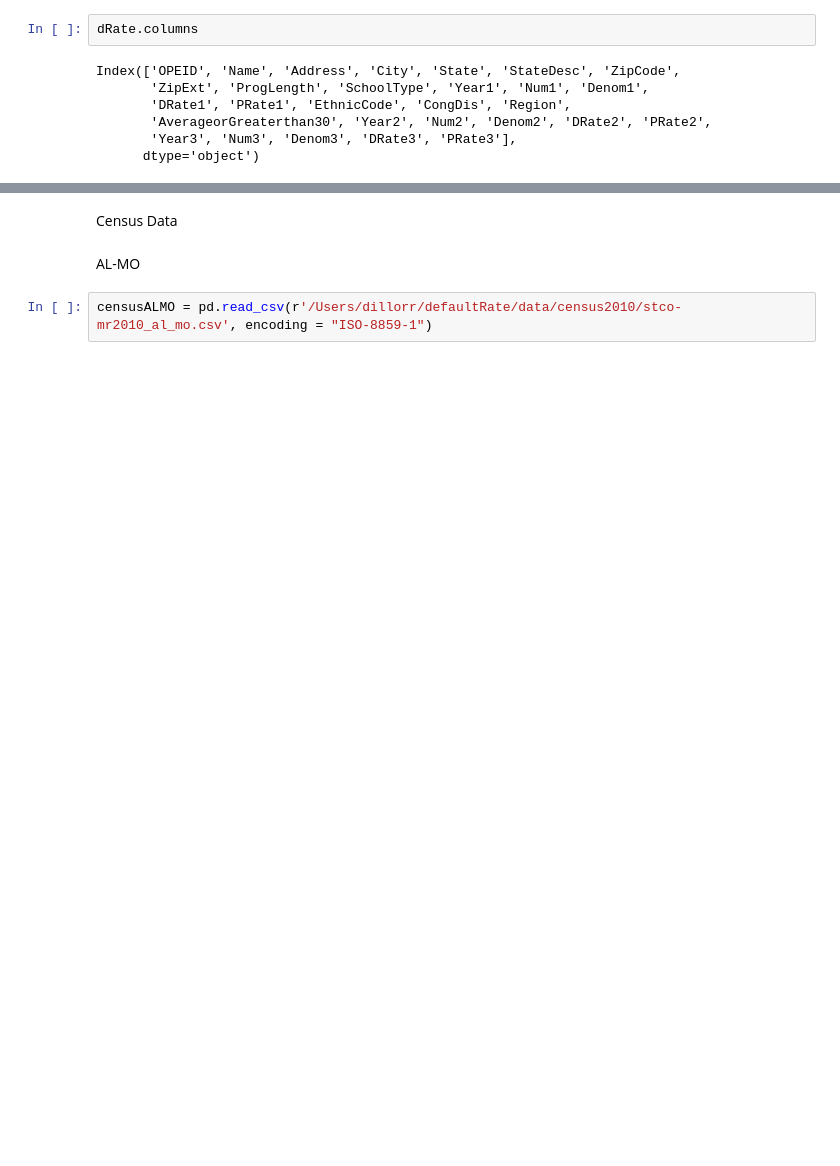
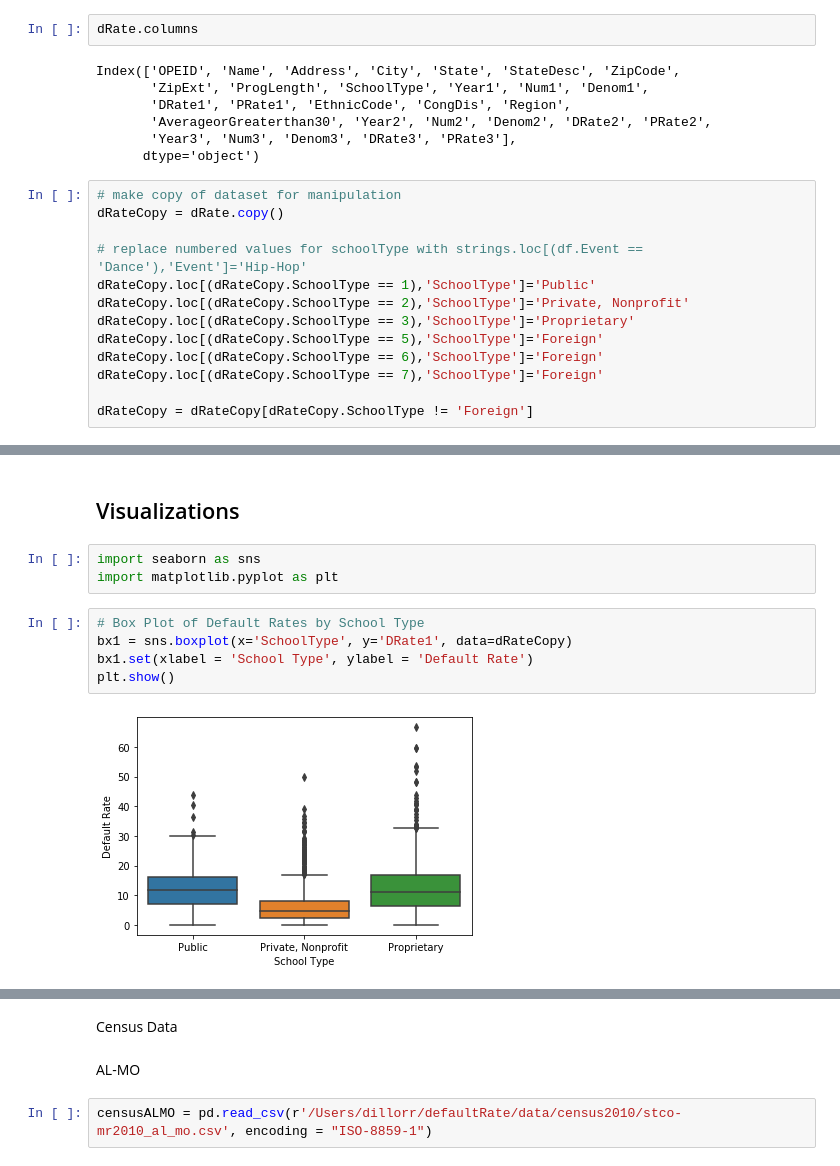
Before and after one commit to dillorr/defaultRate, a Jupyter notebook: eda/explore.ipynb, the cells around one changed output, grey strips where cells are left out. Drawn from its saved outputs; the diff is of its cells as text; blank space fills up the shorter version.

Commit message:
adding eda data

```diff
--- a/eda/explore.ipynb
+++ b/eda/explore.ipynb
@@ -28,3 +43,16 @@ Index(['OPEID', 'Name', 'Address', 'City', 'State', 'StateDesc', 'ZipCode',
        'AverageorGreaterthan30', 'Year2', 'Num2', 'Denom2', 'DRate2', 'PRate2',
        'Year3', 'Num3', 'Denom3', 'DRate3', 'PRate3'],
       dtype='object')
+# %%
+# make copy of dataset for manipulation
+dRateCopy = dRate.copy()
+
+# replace numbered values for schoolType with strings.loc[(df.Event == 'Dance'),'Event']='Hip-Hop'
+dRateCopy.loc[(dRateCopy.SchoolType == 1),'SchoolType']='Public'
+dRateCopy.loc[(dRateCopy.SchoolType == 2),'SchoolType']='Private, Nonprofit'
+dRateCopy.loc[(dRateCopy.SchoolType == 3),'SchoolType']='Proprietary'
+dRateCopy.loc[(dRateCopy.SchoolType == 5),'SchoolType']='Foreign'
+dRateCopy.loc[(dRateCopy.SchoolType == 6),'SchoolType']='Foreign'
+dRateCopy.loc[(dRateCopy.SchoolType == 7),'SchoolType']='Foreign'
+
+dRateCopy = dRateCopy[dRateCopy.SchoolType != 'Foreign']
@@ -30,0 +108,12 @@ Index(['OPEID', 'Name', 'Address', 'City', 'State', 'StateDesc', 'ZipCode',
+# %% [markdown]
+## Visualizations
+# %%
+import seaborn as sns
+import matplotlib.pyplot as plt
+# %%
+# Box Plot of Default Rates by School Type
+bx1 = sns.boxplot(x='SchoolType', y='DRate1', data=dRateCopy)
+bx1.set(xlabel = 'School Type', ylabel = 'Default Rate')
+plt.show()
+# %% [output]
+[figure, added]
```
Also changed, not shown: parts of 15 cells of this notebook, 3 other files.
